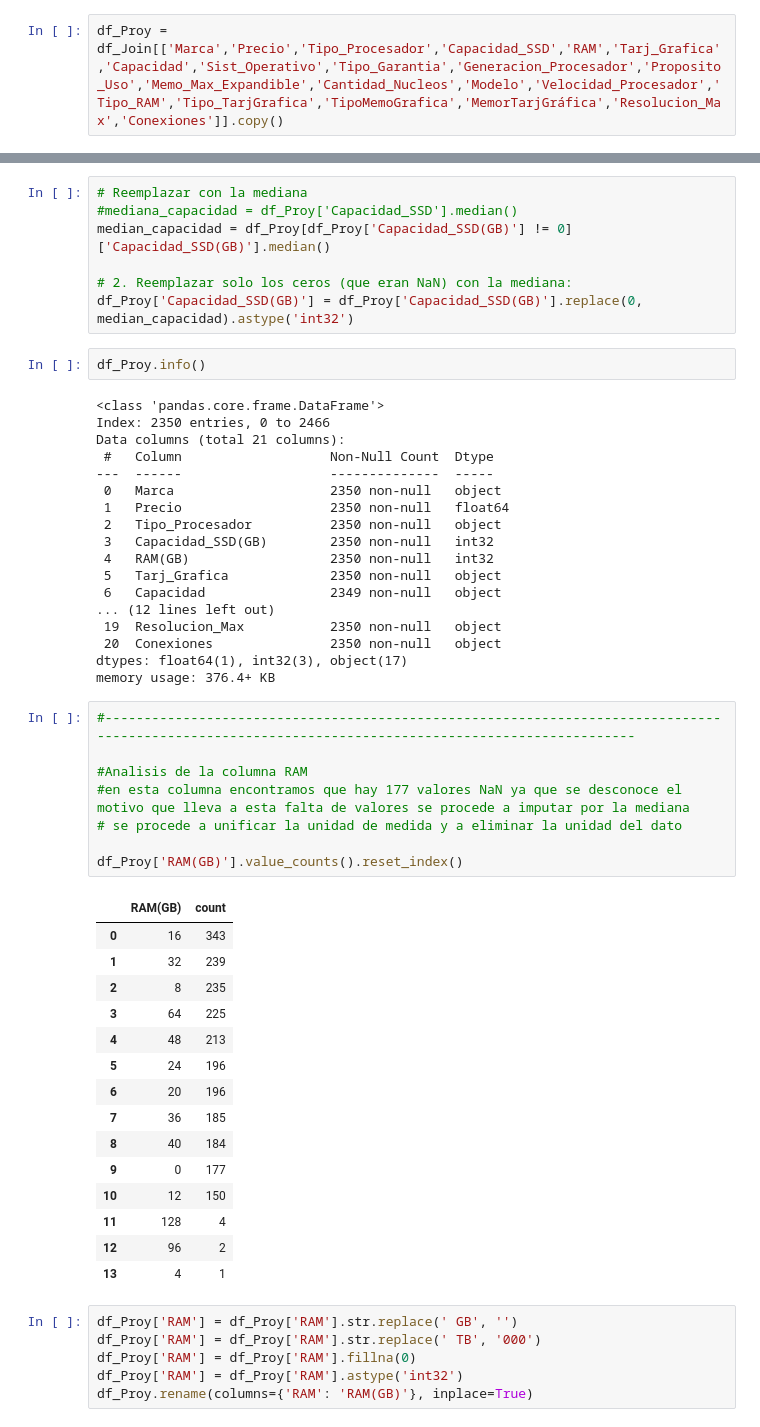
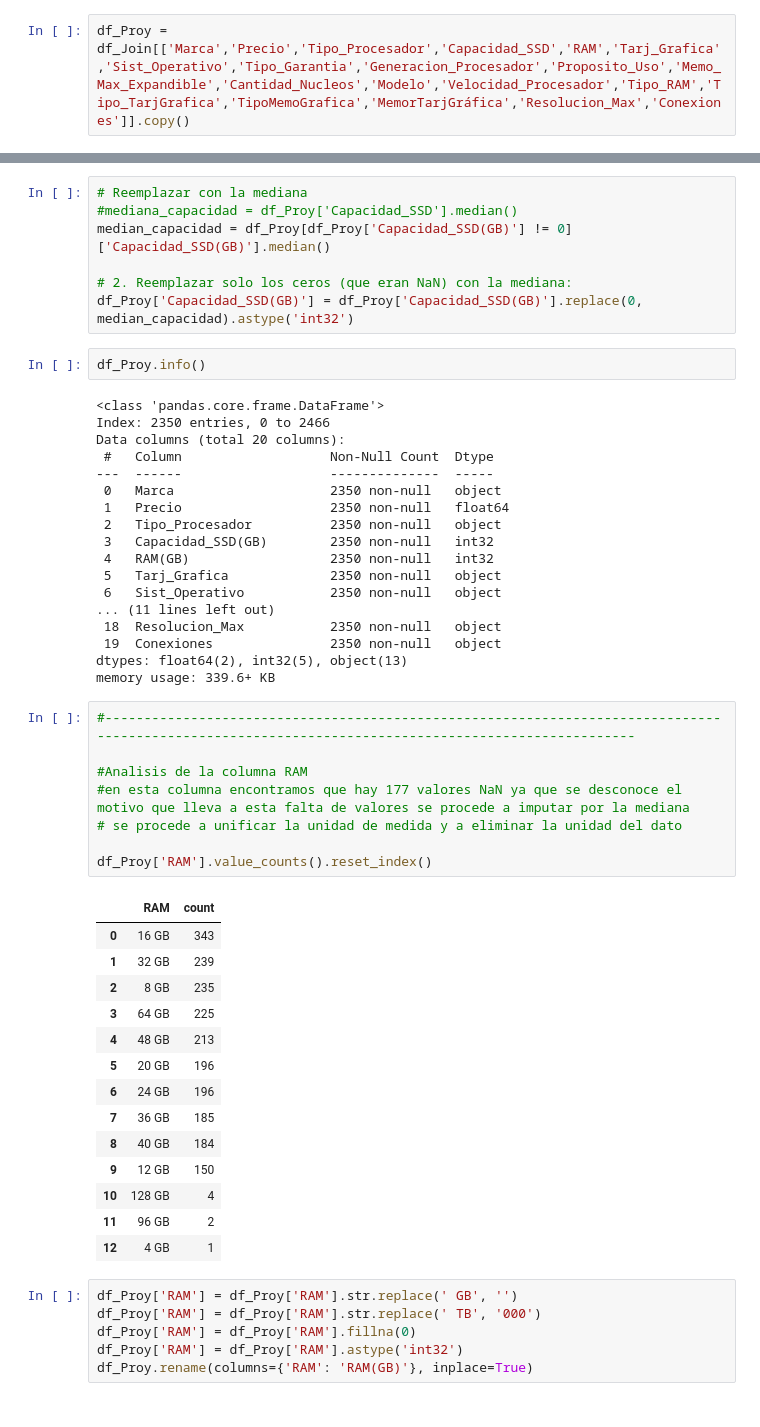
Before and after one commit to Jorge-Alvarez-23/Data-Science-II_Coder, a Jupyter notebook: PROYECTO.ipynb, the cells around one changed output, grey strips where cells are left out. Saved outputs shown, nothing was run; the diff lists cells and outputs as text.

```diff
--- a/PROYECTO.ipynb
+++ b/PROYECTO.ipynb
@@ -654,7 +654,7 @@ df_Join.columns.tolist()
  'Resolucion_Max',
  'Conexiones']
 # %%
-df_Proy = df_Join[['Marca','Precio','Tipo_Procesador','Capacidad_SSD','RAM','Tarj_Grafica','Capacidad','Sist_Operativo','Tipo_Garantia','Generacion_Procesador','Proposito_Uso','Memo_Max_Expandible','Cantidad_Nucleos','Modelo','Velocidad_Procesador','Tipo_RAM','Tipo_TarjGrafica','TipoMemoGrafica','MemorTarjGráfica','Resolucion_Max','Conexiones']].copy()
+df_Proy = df_Join[['Marca','Precio','Tipo_Procesador','Capacidad_SSD','RAM','Tarj_Grafica','Sist_Operativo','Tipo_Garantia','Generacion_Procesador','Proposito_Uso','Memo_Max_Expandible','Cantidad_Nucleos','Modelo','Velocidad_Procesador','Tipo_RAM','Tipo_TarjGrafica','TipoMemoGrafica','MemorTarjGráfica','Resolucion_Max','Conexiones']].copy()
 # %%
 df_Proy
 # %% [output]
@@ -751,7 +751,7 @@ df_Proy.info()
 # %% [output]
 <class 'pandas.core.frame.DataFrame'>
 Index: 2350 entries, 0 to 2466
-Data columns (total 21 columns):
+Data columns (total 20 columns):
  #   Column                   Non-Null Count  Dtype
 ---  ------                   --------------  -----
  0   Marca                    2350 non-null   object
@@ -760,36 +760,35 @@ Data columns (total 21 columns):
  3   Capacidad_SSD(GB)        2350 non-null   int32
  4   RAM(GB)                  2350 non-null   int32
  5   Tarj_Grafica             2350 non-null   object
- 6   Capacidad                2349 non-null   object
-... (12 lines left out)
- 19  Resolucion_Max           2350 non-null   object
- 20  Conexiones               2350 non-null   object
-dtypes: float64(1), int32(3), object(17)
-memory usage: 376.4+ KB
+ 6   Sist_Operativo           2350 non-null   object
+... (11 lines left out)
+ 18  Resolucion_Max           2350 non-null   object
+ 19  Conexiones               2350 non-null   object
+dtypes: float64(2), int32(5), object(13)
+memory usage: 339.6+ KB
 # %%
 #----------------------------------------------------------------------------------------------------------------------------------------------------
 
 #Analisis de la columna RAM
 #en esta columna encontramos que hay 177 valores NaN ya que se desconoce el motivo que lleva a esta falta de valores se procede a imputar por la mediana
 # se procede a unificar la unidad de medida y a eliminar la unidad del dato
 
-df_Proy['RAM(GB)'].value_counts().reset_index()
+df_Proy['RAM'].value_counts().reset_index()
 # %% [output]
-|  | RAM(GB) | count |
-| 0 | 16 | 343 |
-| 1 | 32 | 239 |
-| 2 | 8 | 235 |
-| 3 | 64 | 225 |
-| 4 | 48 | 213 |
-| 5 | 24 | 196 |
-| 6 | 20 | 196 |
-| 7 | 36 | 185 |
-| 8 | 40 | 184 |
-| 9 | 0 | 177 |
-| 10 | 12 | 150 |
-| 11 | 128 | 4 |
-| 12 | 96 | 2 |
-| 13 | 4 | 1 |
+|  | RAM | count |
+| 0 | 16 GB | 343 |
+| 1 | 32 GB | 239 |
+| 2 | 8 GB | 235 |
+| 3 | 64 GB | 225 |
+| 4 | 48 GB | 213 |
+| 5 | 20 GB | 196 |
+| 6 | 24 GB | 196 |
+| 7 | 36 GB | 185 |
+| 8 | 40 GB | 184 |
+| 9 | 12 GB | 150 |
+| 10 | 128 GB | 4 |
+| 11 | 96 GB | 2 |
+| 12 | 4 GB | 1 |
 # %%
 df_Proy['RAM'] = df_Proy['RAM'].str.replace(' GB', '')
 df_Proy['RAM'] = df_Proy['RAM'].str.replace(' TB', '000')
```
Also changed, not shown: parts of 10 cells of this notebook.
